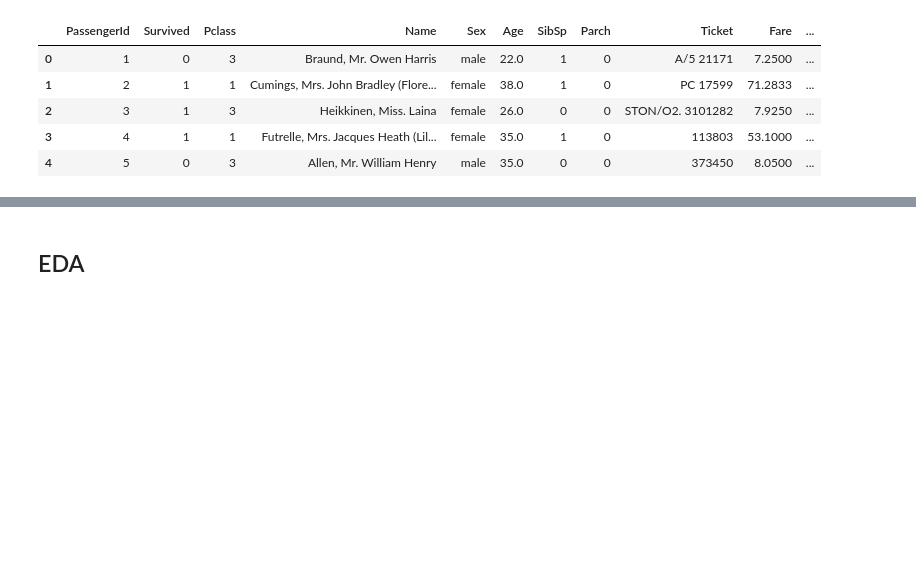
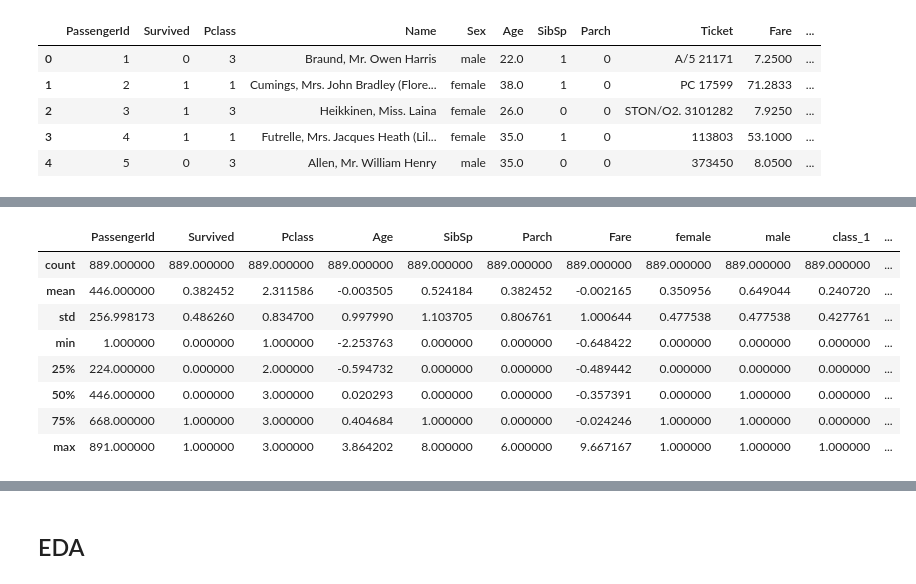
Before and after one commit to PatrickFlynn/Titanic_Prediction, a Jupyter notebook: Titanic EDA.ipynb, the cells around one changed output, grey strips where cells are left out. Saved outputs shown, nothing was run; the diff lists cells and outputs as text; code cells hidden in the pictures; blank space fills up the shorter version.

```diff
--- a/Titanic EDA.ipynb
+++ b/Titanic EDA.ipynb
@@ -58,3 +62,5 @@ mean_age_by_gender = df.groupby('Sex').mean()['Age'].to_dict()
 null_age = df.loc[df['Age'].isna(), :].Sex.map(mean_age_by_gender)
 # %%
 df.loc[null_age.index, 'Age'] = null_age
+# %%
+df.loc[:, 'InCabin'] = ~df['Cabin'].isna()
@@ -60,0 +101,12 @@ df.loc[null_age.index, 'Age'] = null_age
+# %%
+df.describe()
+# %% [output]
+|  | PassengerId | Survived | Pclass | Age | SibSp | Parch | Fare | female | male | class_1 | ... |
+| count | 889.000000 | 889.000000 | 889.000000 | 889.000000 | 889.000000 | 889.000000 | 889.000000 | 889.000000 | 889.000000 | 889.000000 | ... |
+| mean | 446.000000 | 0.382452 | 2.311586 | -0.003505 | 0.524184 | 0.382452 | -0.002165 | 0.350956 | 0.649044 | 0.240720 | ... |
+| std | 256.998173 | 0.486260 | 0.834700 | 0.997990 | 1.103705 | 0.806761 | 1.000644 | 0.477538 | 0.477538 | 0.427761 | ... |
+| min | 1.000000 | 0.000000 | 1.000000 | -2.253763 | 0.000000 | 0.000000 | -0.648422 | 0.000000 | 0.000000 | 0.000000 | ... |
+| 25% | 224.000000 | 0.000000 | 2.000000 | -0.594732 | 0.000000 | 0.000000 | -0.489442 | 0.000000 | 0.000000 | 0.000000 | ... |
+| 50% | 446.000000 | 0.000000 | 3.000000 | 0.020293 | 0.000000 | 0.000000 | -0.357391 | 0.000000 | 1.000000 | 0.000000 | ... |
+| 75% | 668.000000 | 1.000000 | 3.000000 | 0.404684 | 1.000000 | 0.000000 | -0.024246 | 1.000000 | 1.000000 | 0.000000 | ... |
+| max | 891.000000 | 1.000000 | 3.000000 | 3.864202 | 8.000000 | 6.000000 | 9.667167 | 1.000000 | 1.000000 | 1.000000 | ... |
```
Also changed, not shown: parts of 32 cells of this notebook.
